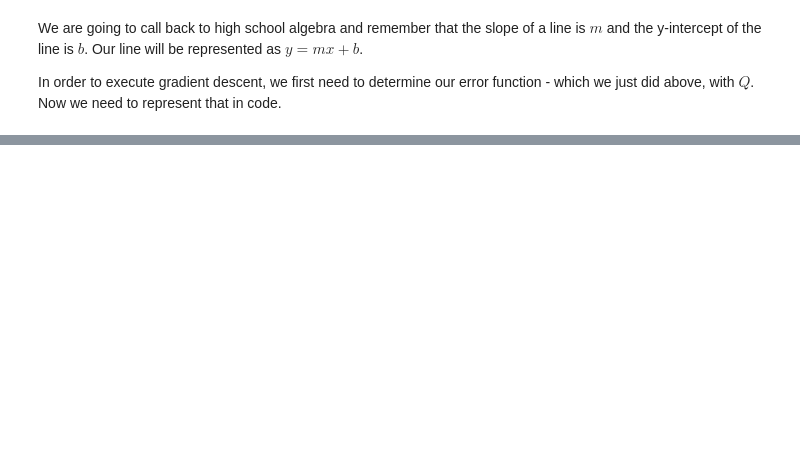
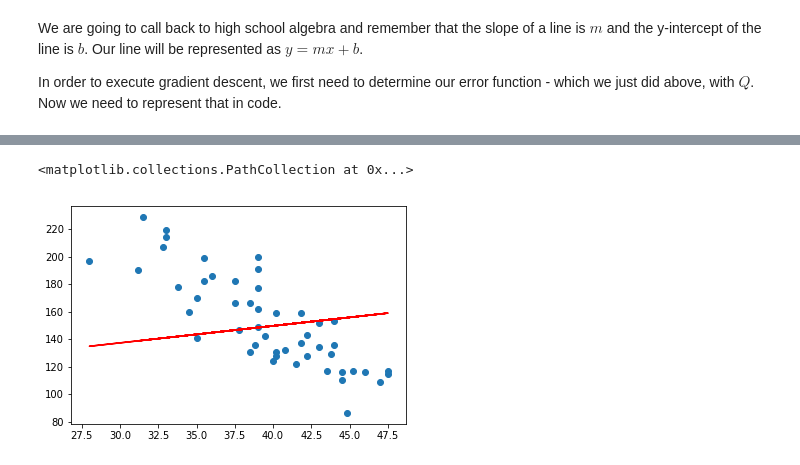
Before and after one commit to josephmosby/regression-methods, a Jupyter notebook: lesson-1/Linear Regression with Python.ipynb, the cells around one changed output, grey strips where cells are left out. Saved outputs shown, nothing was run; the diff lists cells and outputs as text; code cells hidden in the pictures; blank space fills up the shorter version.

```diff
--- a/lesson-1/Linear Regression with Python.ipynb
+++ b/lesson-1/Linear Regression with Python.ipynb
@@ -78,0 +145,11 @@ def compute_error(b, m, x_data, y_data):
+# %%
+b_50 = 100
+m_50 = 1
+for i in range(0, 50):
+    b_50, m_50 = step_gradient(b_50, m_50, x_data, y_data, learning_rate)
+
+plt.plot(x_data, [m_50*x + b_50 for x in x_data], "red")
+plt.scatter(x=x_data, y=y_data)
+# %% [output]
+<matplotlib.collections.PathCollection at 0x...>
+[figure, added]
```
Also changed, not shown: parts of 18 cells of this notebook.
